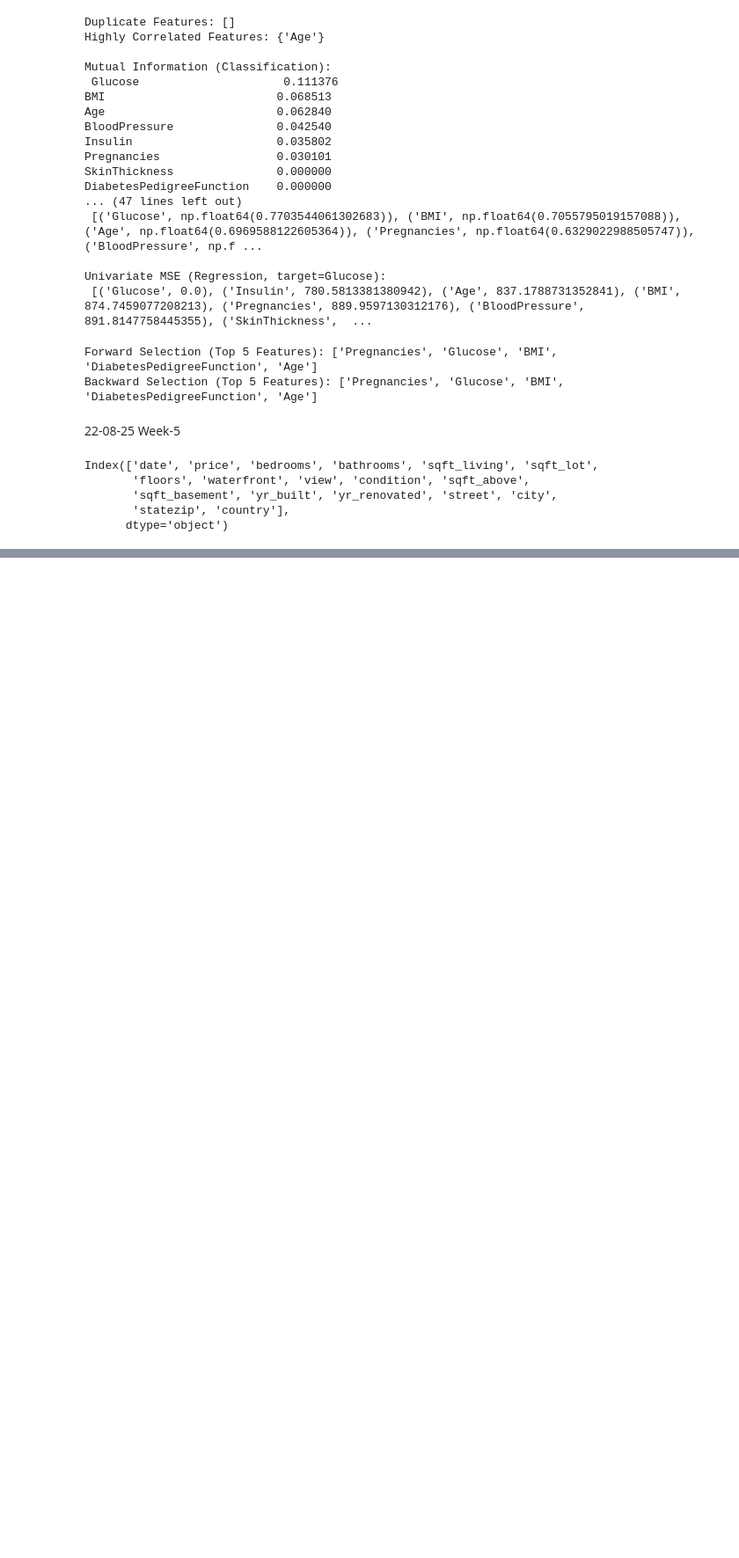
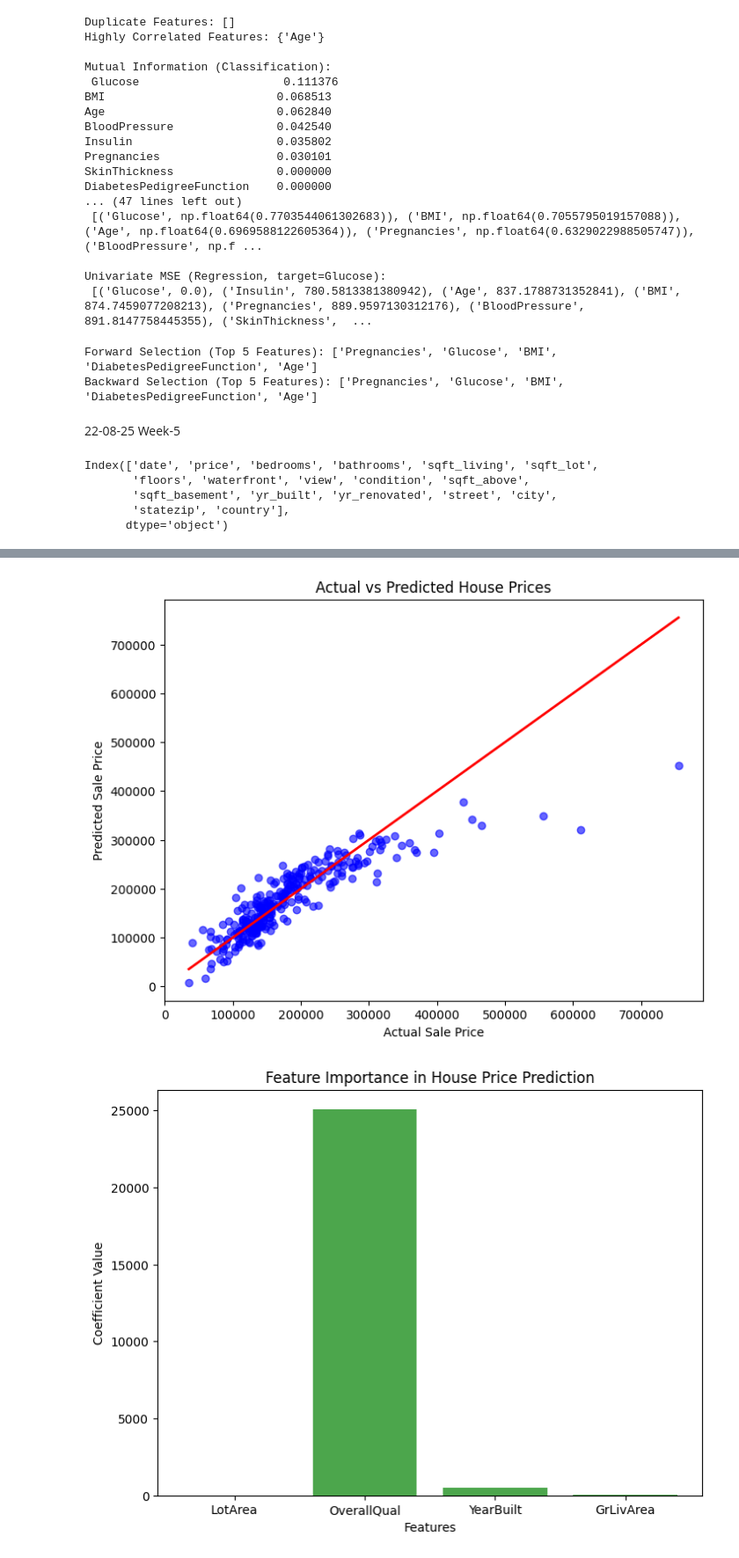
Before and after one commit to ramaraghava13/Machine-Learning, a Jupyter notebook: Ml_lab.ipynb, the cells around one changed output, grey strips where cells are left out. Shown: that part at 88% size. Drawn from its saved outputs; the diff is of its cells as text; code cells hidden in the pictures; blank space fills up the shorter version.

```diff
--- a/Ml_lab.ipynb
+++ b/Ml_lab.ipynb
@@ -745,0 +737,75 @@ Adjusted R2: 0.5867030116502555
+# %%
+import pandas as pd
+import numpy as np
+import matplotlib.pyplot as plt
+from sklearn.linear_model import LinearRegression
+from sklearn.model_selection import train_test_split
+from sklearn.metrics import mean_squared_error, mean_absolute_error
+
+# Load dataset
+train_df = pd.read_csv("/house_price_train.csv")
+
+# Select features
+features = ["LotArea", "OverallQual", "YearBuilt", "GrLivArea"]
+X = train_df[features]
+y = train_df["SalePrice"]
+
+# Handle missing values
+X = X.fillna(X.median())
+
+# Train-test split
+X_train, X_valid, y_train, y_valid = train_test_split(
+    X, y, test_size=0.2, random_state=42
+)
+
+# Train linear regression model
+model = LinearRegression()
+model.fit(X_train, y_train)
+
+# Predictions
+y_pred = model.predict(X_valid)
+
+# Intercept & coefficients
+print("Intercept (β0):", model.intercept_)
+print("Coefficients (βi):", dict(zip(features, model.coef_)))
+
+# Metrics
+mse = mean_squared_error(y_valid, y_pred)
+mae = mean_absolute_error(y_valid, y_pred)
+rmse = np.sqrt(mse)
+
+print("\nMSE:", mse)
+print("MAE:", mae)
+print("RMSE:", rmse)
+
+# Show first 10 predictions
+results = pd.DataFrame({
+    "Actual": y_valid.values[:10],
+    "Predicted": y_pred[:10].round(2)
+})
+print("\nSample Predictions:\n", results)
+
+# --------------------------------
+# PLOTTING
+# --------------------------------
+
+# 1. Actual vs Predicted
+plt.figure(figsize=(8,6))
+plt.scatter(y_valid, y_pred, color="blue", alpha=0.6)
+plt.plot([y_valid.min(), y_valid.max()],
+         [y_valid.min(), y_valid.max()],
+         color="red", linewidth=2)
+plt.xlabel("Actual Sale Price")
+plt.ylabel("Predicted Sale Price")
+plt.title("Actual vs Predicted House Prices")
+plt.show()
+
+
+# 3. Feature Importance (Coefficients)
+plt.figure(figsize=(8,6))
+plt.bar(features, model.coef_, color="green", alpha=0.7)
+plt.xlabel("Features")
+plt.ylabel("Coefficient Value")
+plt.title("Feature Importance in House Price Prediction")
+plt.show()
+# %% [output]
@@ -745,0 +831,2 @@ Adjusted R2: 0.5867030116502555
+[figure, added]
+[figure, added]
```
Also changed, not shown: parts of 6 cells of this notebook.
